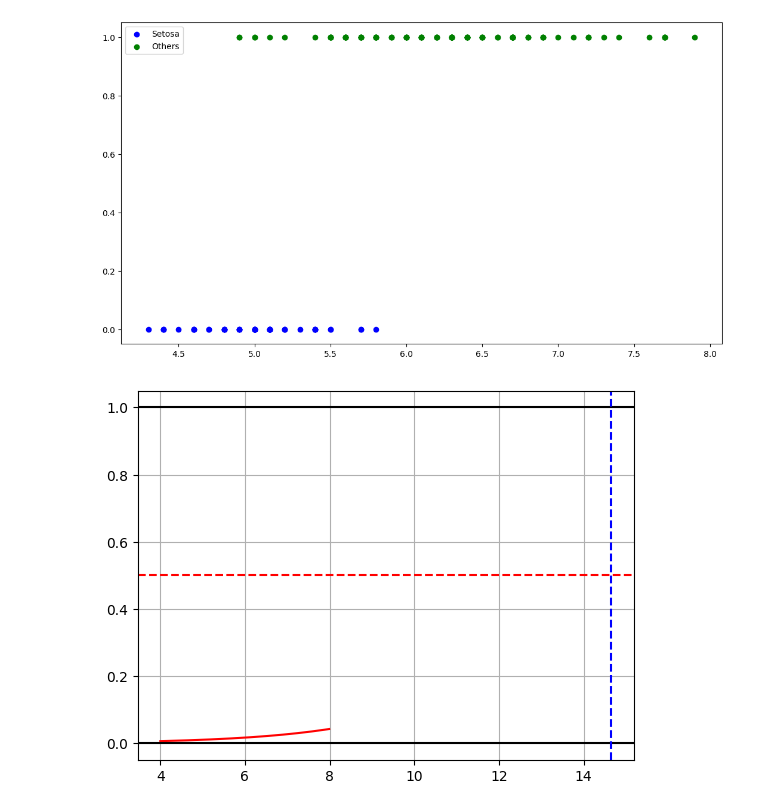
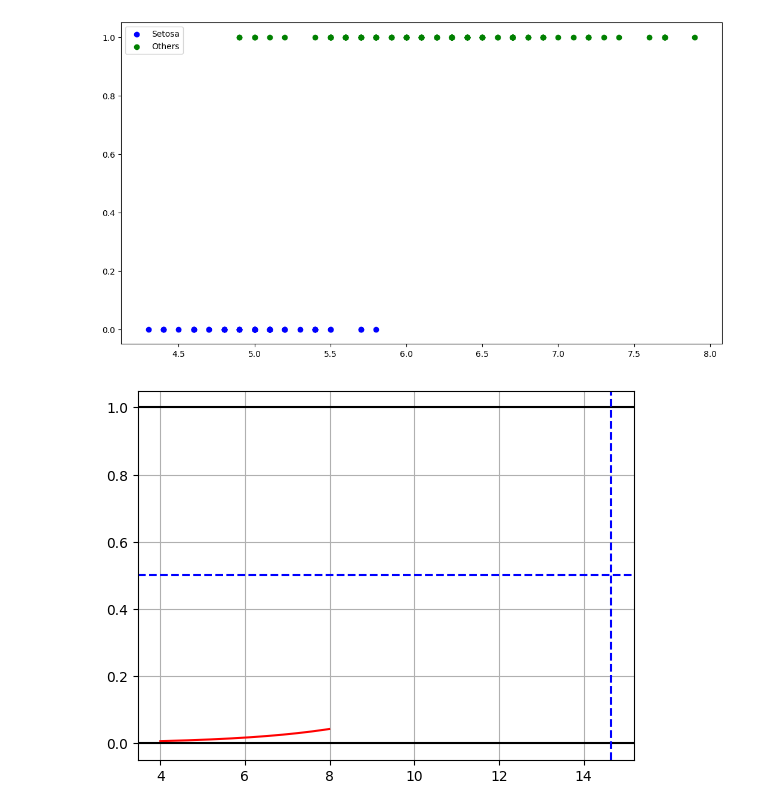
Before and after one commit to alshubati99/Data-Science-Study, a Jupyter notebook: Logistic_Regression.ipynb, the cells around one changed output. Cells and saved outputs as stored; diff of their text form; code cells hidden in the pictures.

```diff
--- a/Logistic_Regression.ipynb
+++ b/Logistic_Regression.ipynb
@@ -509,16 +509,16 @@ def sigFunc(x):
 # %%
 
 V_vals = np.array([model.intercept_[0]+model.coef_[0,0]* xList])
 V_vals = sigFunc(V_vals).ravel()
 
 # plot best fit line over the acutal values
 plt.plot(xList, V_vals, 'r')
 plt.axhline(y=0, color = 'k', linestyle='-')
 plt.axhline(y=1, color = 'k', linestyle='-')
-plt.axhline(y=0.5, color = 'r', linestyle='--')
+plt.axhline(y=0.5, color = 'b', linestyle='--')
 plt.axvline(x=-model.intercept_[0]/model.coef_[0,0], color = 'b',linestyle='--')
 
 plt.grid()
 plt.show()
 # %% [output]
-[figure, old version]
+[figure, new version]
```
Also changed, not shown: parts of 13 cells of this notebook.
